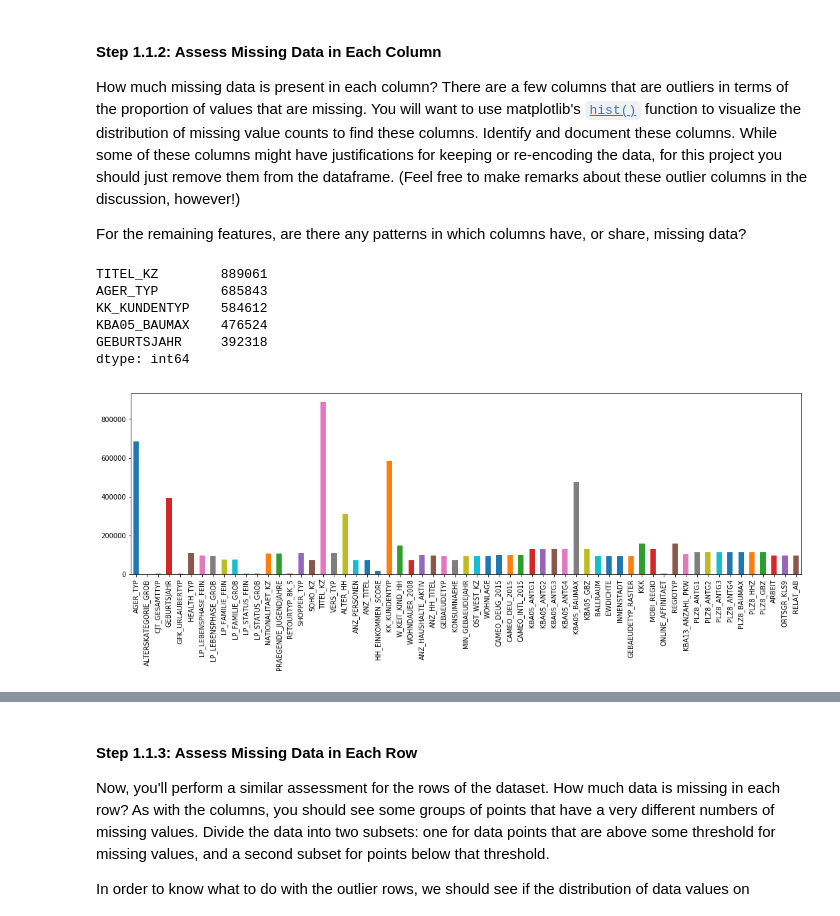
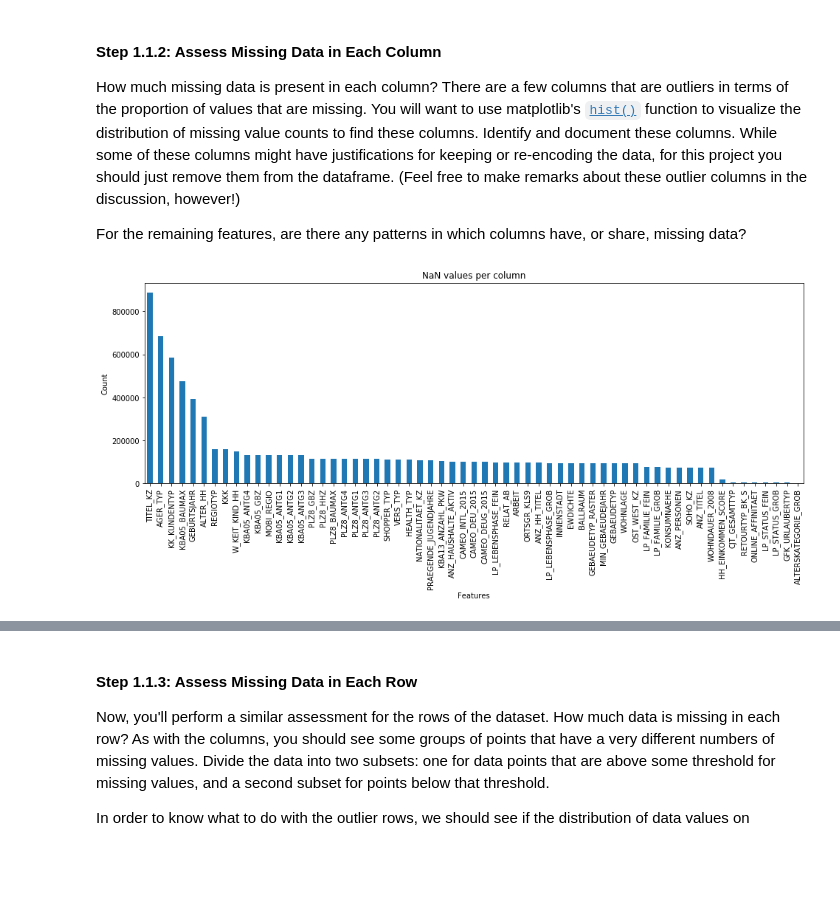
Before and after one commit to dexpota/udacity-machine-learning-introduction, a Jupyter notebook: projects/p3_customer_segments_with_arvato/identify_customer_segments.ipynb, the cells around one changed output, grey strips where cells are left out. Cells and saved outputs as stored; diff of their text form; code cells hidden in the pictures; blank space fills up the shorter version.

```diff
--- a/projects/p3_customer_segments_with_arvato/identify_customer_segments.ipynb
+++ b/projects/p3_customer_segments_with_arvato/identify_customer_segments.ipynb
@@ -39,7 +40,7 @@ To start off with, load in the demographics data for the general population into
 Once the dataset is loaded, it's recommended that you take a little bit of time just browsing the general structure of the dataset and feature summary file. You'll be getting deep into the innards of the cleaning in the first major step of the project, so gaining some general familiarity can help you get your bearings.
 # %%
 # Number of rows to read from CSV file, set it to None to read the entire file
-nrows = 200000
+nrows = None
 
 # Load in the general demographics data.
 azdias = pd.read_csv("Udacity_AZDIAS_Subset.csv", sep=";", nrows=nrows)
@@ -189,24 +191,17 @@ For the remaining features, are there any patterns in which columns have, or sha
 # Perform an assessment of how much missing data there is in each column of the
 # dataset.
 
-missing_or_unknown = azdias.isnull().sum()
+nan_cl_sum = azdias.isnull().sum().sort_values(ascending=False)
-# %%
-# First 5 columns with the largest missing values count
-missing_or_unknown.nlargest(5)
-# %% [output]
-TITEL_KZ        889061
-AGER_TYP        685843
-KK_KUNDENTYP    584612
-KBA05_BAUMAX    476524
-GEBURTSJAHR     392318
-dtype: int64
 # %%
 # Investigate patterns in the amount of missing data in each column.
 
-missing_or_unknown[missing_or_unknown > 0].plot.bar(rot=90, figsize=(18, 5))
+ax = nan_cl_sum[nan_cl_sum != 0].plot.bar(rot=90, figsize=(16, 5))
+ax.set_title("NaN values per column")
+ax.set_xlabel("Features")
+ax.set_ylabel("Count")
 plt.show()
 # %% [output]
-[figure, old version]
+[figure, new version]
 # %%
 # Remove the outlier columns from the dataset. (You'll perform other data
 # engineering tasks such as re-encoding and imputation later.)
```
Also changed, not shown: parts of 93 cells of this notebook, 1 other file.
